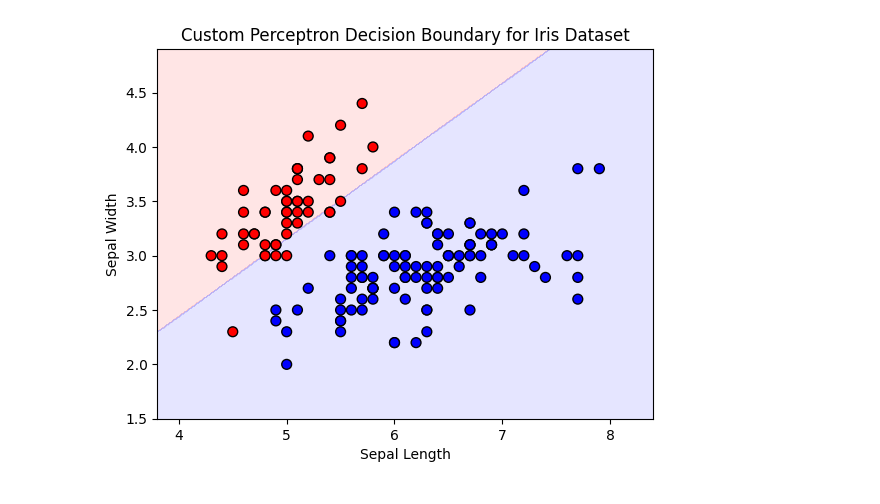
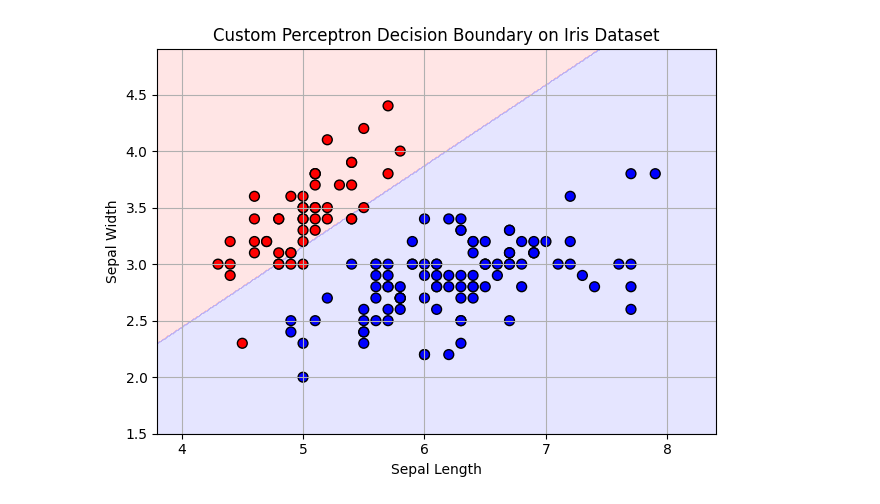
Before and after one commit to Soham1306/DLAssignments, a Jupyter notebook: iris_classifier.ipynb, the cells around one changed output. Cells and saved outputs as stored; diff of their text form; code cells hidden in the pictures.

```diff
--- a/iris_classifier.ipynb
+++ b/iris_classifier.ipynb
@@ -9,8 +9,9 @@ from sklearn.linear_model import Perceptron as SklearnPerceptron
 
 class PerceptronModel:
     """
-    A simple implementation of the Perceptron algorithm.
+    A simple implementation of the Perceptron algorithm for binary classification.
     """
+
     def __init__(self, learning_rate=0.1, max_iter=100):
         self.learning_rate = learning_rate
         self.max_iter = max_iter
@@ -19,96 +20,84 @@ class PerceptronModel:
 
     def fit(self, X, y):
         """
-        Fit the perceptron model to the training data.
+        Train the perceptron on training data X and labels y.
         """
         n_samples, n_features = X.shape
         self.weights = np.zeros(n_features)
         self.bias = 0
 
-        # Loop over the training data for a fixed number of iterations.
         for _ in range(self.max_iter):
             for i in range(n_samples):
-                # Compute the linear output.
                 linear_output = np.dot(X[i], self.weights) + self.bias
-                # Apply the step activation function.
                 y_pred = 1 if linear_output >= 0 else 0
-                # Calculate the update.
-                update = self.learning_rate * (y[i] - y_pred)
-                # Update weights and bias.
-                self.weights += update * X[i]
-                self.bias += update
+                error = y[i] - y_pred
+
+                # Update rule for weights and bias
+                self.weights += self.learning_rate * error * X[i]
+                self.bias += self.learning_rate * error
 
     def predict(self, X):
         """
-        Predict binary class labels for samples in X.
+        Predict class labels for input samples X.
         """
-        # Ensure X is a 2D array.
         X = np.atleast_2d(X)
-        return np.array([
-            1 if np.dot(x, self.weights) + self.bias >= 0 else 0
-            for x in X
-        ])
+        linear_output = np.dot(X, self.weights) + self.bias
+        return np.where(linear_output >= 0, 1, 0)
 
 def plot_decision_boundary(X, y, model, title="Decision Boundary"):
     """
-    Plot the decision boundary of a classifier along with the data points.
+    Plot the decision boundary for a trained classifier along with input data points.
     """
-    # Determine the bounds of the plot.
     x_min, x_max = X[:, 0].min() - 0.5, X[:, 0].max() + 0.5
     y_min, y_max = X[:, 1].min() - 0.5, X[:, 1].max() + 0.5
-
-    # Create a mesh grid.
     xx, yy = np.meshgrid(np.arange(x_min, x_max, 0.01),
                          np.arange(y_min, y_max, 0.01))
 
-    # Predict on each point in the grid.
-    grid_points = np.c_[xx.ravel(), yy.ravel()]
-    Z = model.predict(grid_points)
-    Z = Z.reshape(xx.shape)
+    grid = np.c_[xx.ravel(), yy.ravel()]
+    Z = model.predict(grid).reshape(xx.shape)
 
-    # Define color maps.
     cmap_light = ListedColormap(['#FFAAAA', '#AAAAFF'])
     cmap_bold = ListedColormap(['red', 'blue'])
 
-    # Plot the decision boundary.
+    plt.figure()
     plt.contourf(xx, yy, Z, alpha=0.3, cmap=cmap_light)
-    # Plot the training points.
-    plt.scatter(X[:, 0], X[:, 1], c=y, cmap=cmap_bold, edgecolors='k', s=50)
+    plt.scatter(X[:, 0], X[:, 1], c=y, cmap=cmap_bold,
+                edgecolors='k', s=50)
     plt.xlabel("Sepal Length")
     plt.ylabel("Sepal Width")
     plt.title(title)
+    plt.grid(True)
+    plt.tight_layout()
     plt.show()
 
 def main():
-    # Load the Iris dataset.
+    # Load Iris dataset from scikit-learn
     iris = datasets.load_iris()
-    # Use only the first two features: sepal length and width.
-    X = iris.data[:, :2]
-    # Create a binary classification problem: setosa vs. non-setosa.
-    y = (iris.target != 0).astype(int)
+    X = iris.data[:, :2]  # Use sepal length and sepal width
+    y = (iris.target != 0).astype(int)  # Binary classification: Setosa vs. non-Setosa
 
-    # Option 1: Use the custom perceptron implementation.
-    custom_perceptron = PerceptronModel(learning_rate=0.1, max_iter=100)
-    custom_perceptron.fit(X, y)
-    plot_decision_boundary(X, y, custom_perceptron,
-                           "Custom Perceptron Decision Boundary for Iris Dataset")
+    # --- Custom Perceptron Implementation ---
+    custom_model = PerceptronModel(learning_rate=0.1, max_iter=100)
+    custom_model.fit(X, y)
+    plot_decision_boundary(X, y, custom_model,
+                           title="Custom Perceptron Decision Boundary on Iris Dataset")
 
-    # Option 2: Use scikit-learn's Perceptron.
-    sklearn_perceptron = SklearnPerceptron(eta0=0.1, max_iter=100, tol=None, random_state=42)
-    sklearn_perceptron.fit(X, y)
+    # --- Scikit-learn Perceptron ---
+    sklearn_model = SklearnPerceptron(eta0=0.1, max_iter=100, tol=None, random_state=42)
+    sklearn_model.fit(X, y)
 
-    # Ensure compatibility with the plot function.
+    # Wrap scikit-learn model to make interface compatible
     class SklearnPerceptronWrapper:
         def __init__(self, model):
             self.model = model
 
         def predict(self, X):
             return self.model.predict(X)
 
-    plot_decision_boundary(X, y, SklearnPerceptronWrapper(sklearn_perceptron),
-                           "Sklearn Perceptron Decision Boundary for Iris Dataset")
+    plot_decision_boundary(X, y, SklearnPerceptronWrapper(sklearn_model),
+                           title="Sklearn Perceptron Decision Boundary on Iris Dataset")
 
-if __name__ == '__main__':
+if __name__ == "__main__":
     main()
 # %% [output]
-[figure, old version]
+[figure, new version]
```
Also changed, not shown: parts of 1 cell of this notebook.
